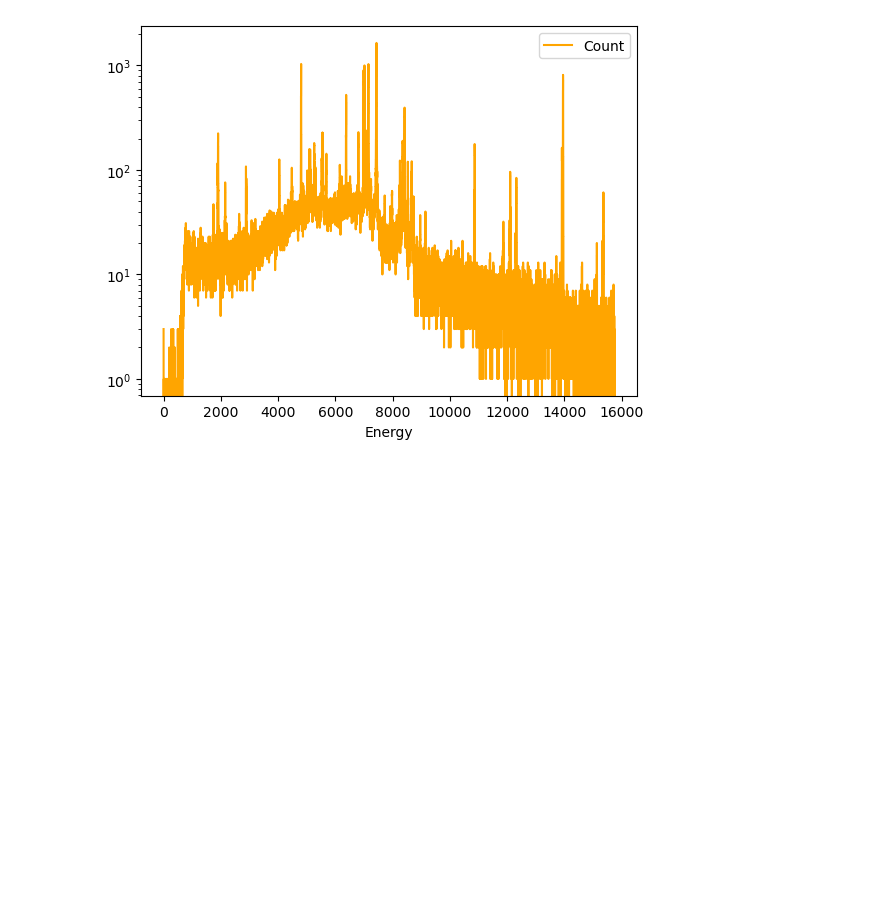
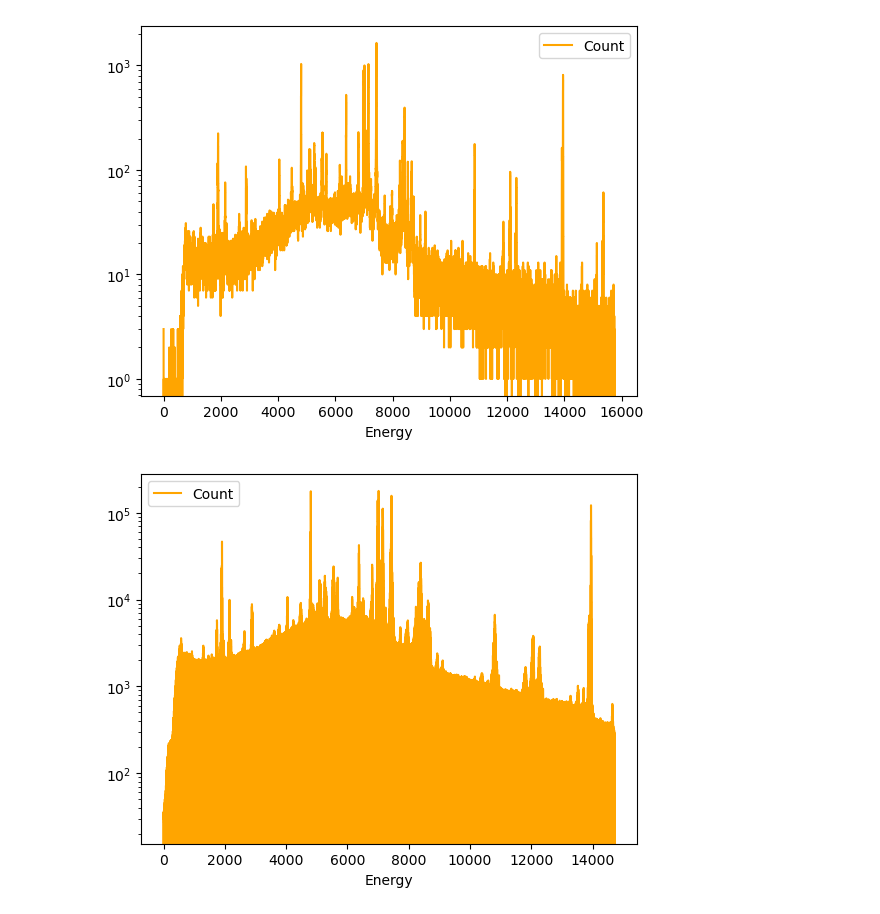
Before and after one commit to Tussky/spectral, a Jupyter notebook: Josiah.ipynb, the cells around one changed output. Saved outputs shown, nothing was run; the diff lists cells and outputs as text; code cells hidden in the pictures; blank space fills up the shorter version.

```diff
--- a/Josiah.ipynb
+++ b/Josiah.ipynb
@@ -100,3 +90,7 @@ sample.plot_summed_channels()
 chan1.plot_channel()
 # %% [output]
 [figure]
+# %%
+sample.summed_channel.plot_channel(with_peaks= True)
+# %% [output]
+[figure, added]
```
Also changed, not shown: parts of 8 cells of this notebook, 2 other files.
